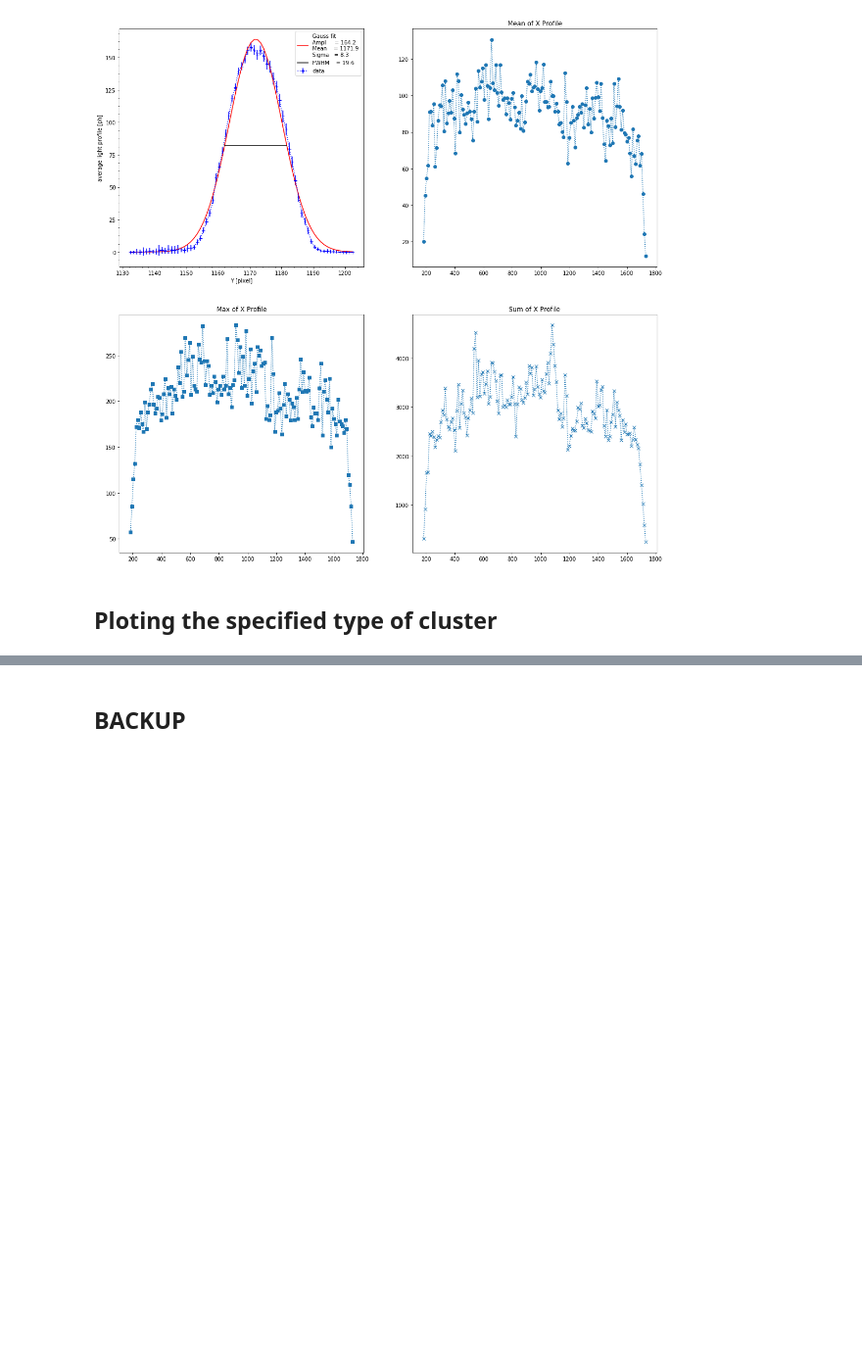
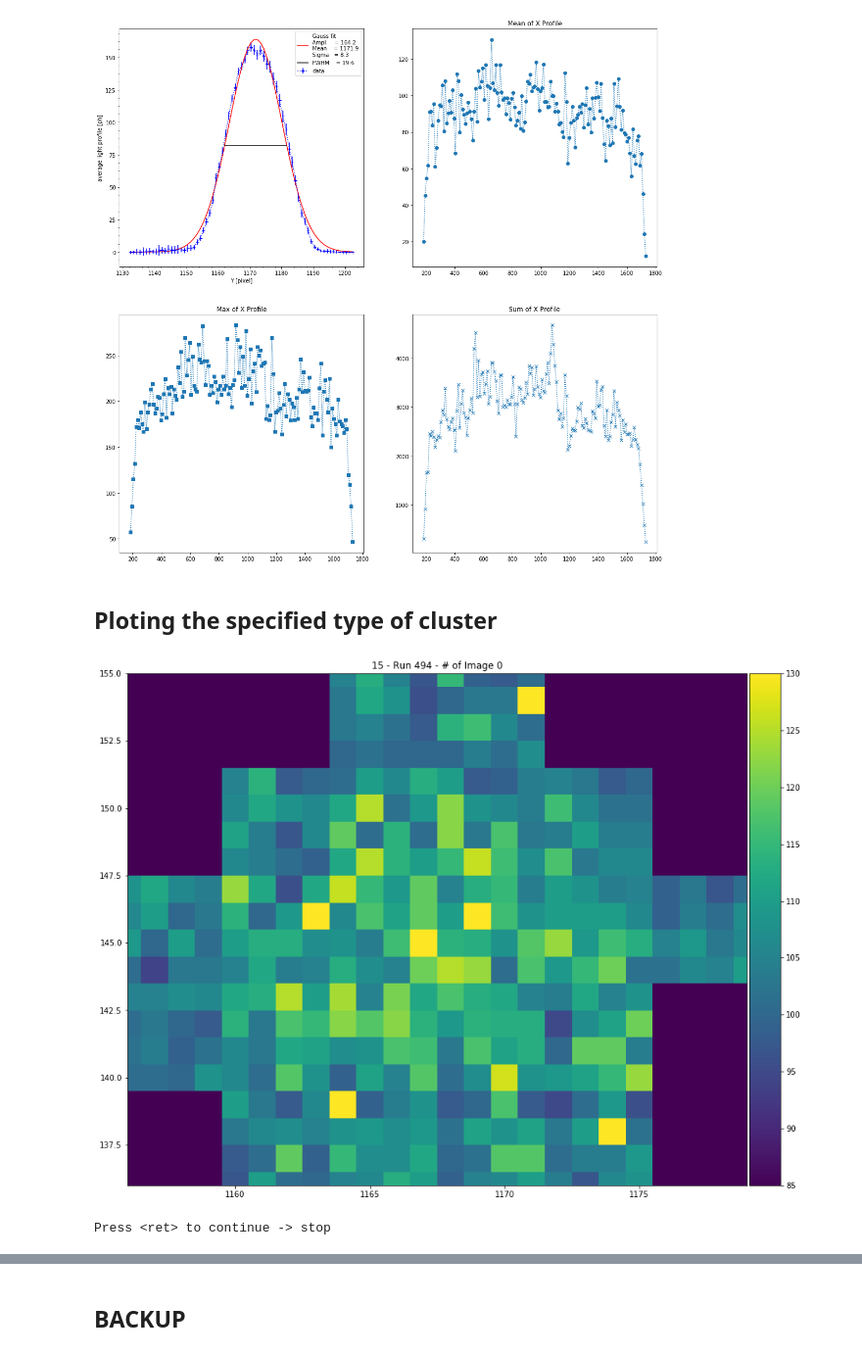
Before and after one commit to igorabritta/cygno, a Jupyter notebook: CreateVariables.ipynb, the cells around one changed output, grey strips where cells are left out. Shown at 98% size. Drawn from its saved outputs; the diff is of its cells as text; code cells hidden in the pictures; blank space fills up the shorter version.

```diff
--- a/CreateVariables.ipynb
+++ b/CreateVariables.ipynb
@@ -485,14 +537,39 @@ widthY, widthX, peakX, meanX = tl.plot_shapeprofile(X = newX,Y = newY, L = df.Li
 [figure]
 # %% [markdown]
 ## Ploting the specified type of cluster
-# %%
-rind = featuresL.index[(featuresL.Image < 210) & (featuresL.SumLight > 1.2e7) & (featuresL.WidthX > 600)]
-
-#rind = variableswo.index[(variableswo.PhotonPPixels > 20) & (variableswo.Tag == 'l')]
-
-for ind in rind:
-    tl.plottingCluster(df,colhead,ind,x_resolution,y_resolution)
-    key = input('Press <ret> to continue -> ')
-    if key == 'stop':
-        break
-    plt.close
+# %%
+#rind = featuresL.index[(featuresL.Image < 210) & (featuresL.SumLight > 1.2e7) & (featuresL.WidthX > 600)]
+#rind = [8679]
+rindm = df.index[df.Tag == 'm']
+
+#rindm = [1,2,8,11,94,98,100,101,165,166,168,
+#          174,240,245,307,308,309,311,378,379,
+#          381,382,383,384,389]
+
+#rindm = df.index[df.Tag == 'm'][60:80]
+
+rindl  = df.index[df.Tag == 'l'][0:16]
+rindl2 = df.index[df.Tag == 'l'][17:21]
+
+#rinds = df.index[df.Tag == 's'][[2,4,30,42,43]]
+#rinds = df.index[df.Tag == 's']
+rinds = [15,17,25,29,43,55,56,115,123,182,185,
+         186,188,193,197,207,210,211,223,226,229]
+
+rl1   = df.index[df.Image == 13][1]
+rl2   = df.index[df.Image == 20][4]
+rl3   = df.index[df.Image == 24][[0,10]]
+rl4   = df.index[df.Image == 26][[0,6]]
+
+rind = df.index[df.Tag == 'l']
+#rind = variableswo.index[(variableswo.PhotonPPixels > 20) & (variableswo.Tag == 'l')]
+
+for ind in rinds:
+    tl.plottingCluster(df,colhead,ind,x_resolution,y_resolution)
+    key = input('Press <ret> to continue -> ')
+    if key == 'stop':
+        break
+    plt.close
+# %% [output]
+[figure, added]
+Press <ret> to continue -> stop
```
Also changed, not shown: parts of 14 cells of this notebook, 2 other files.
